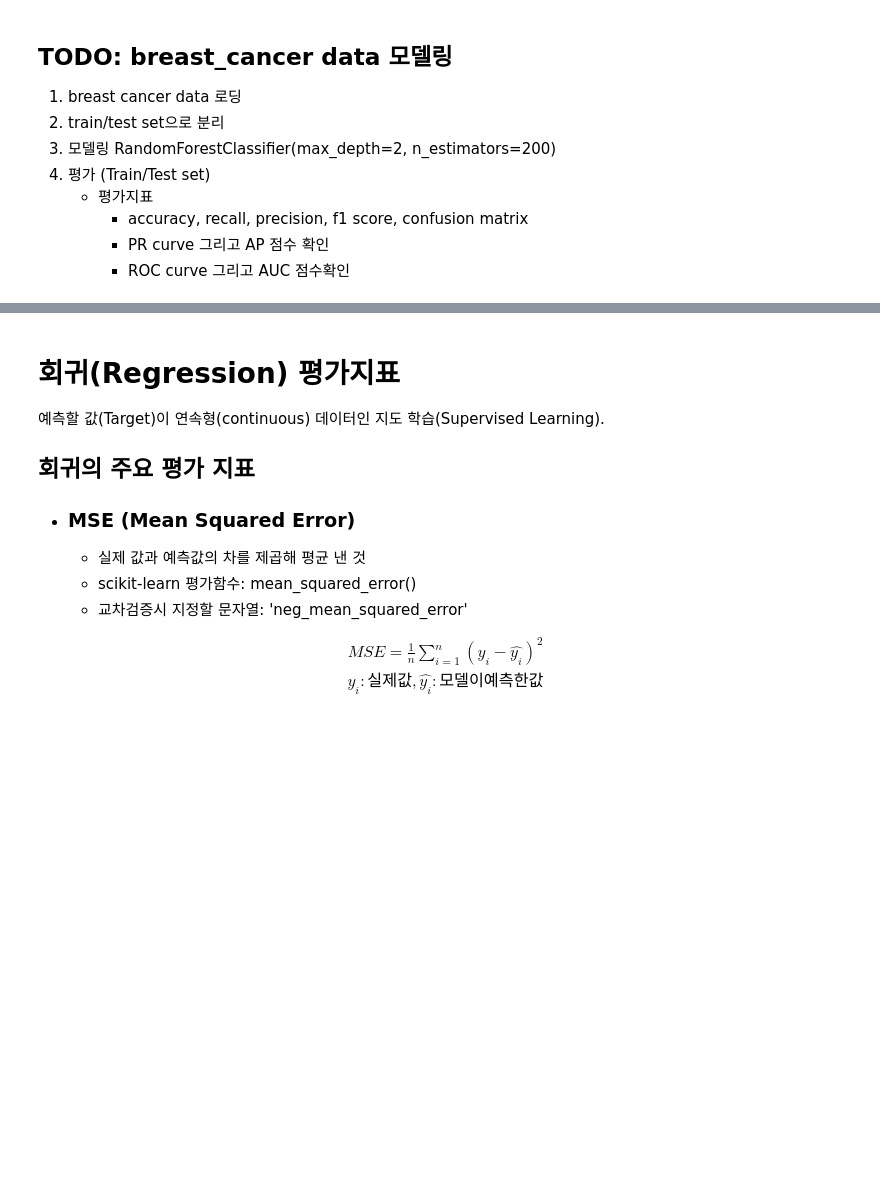
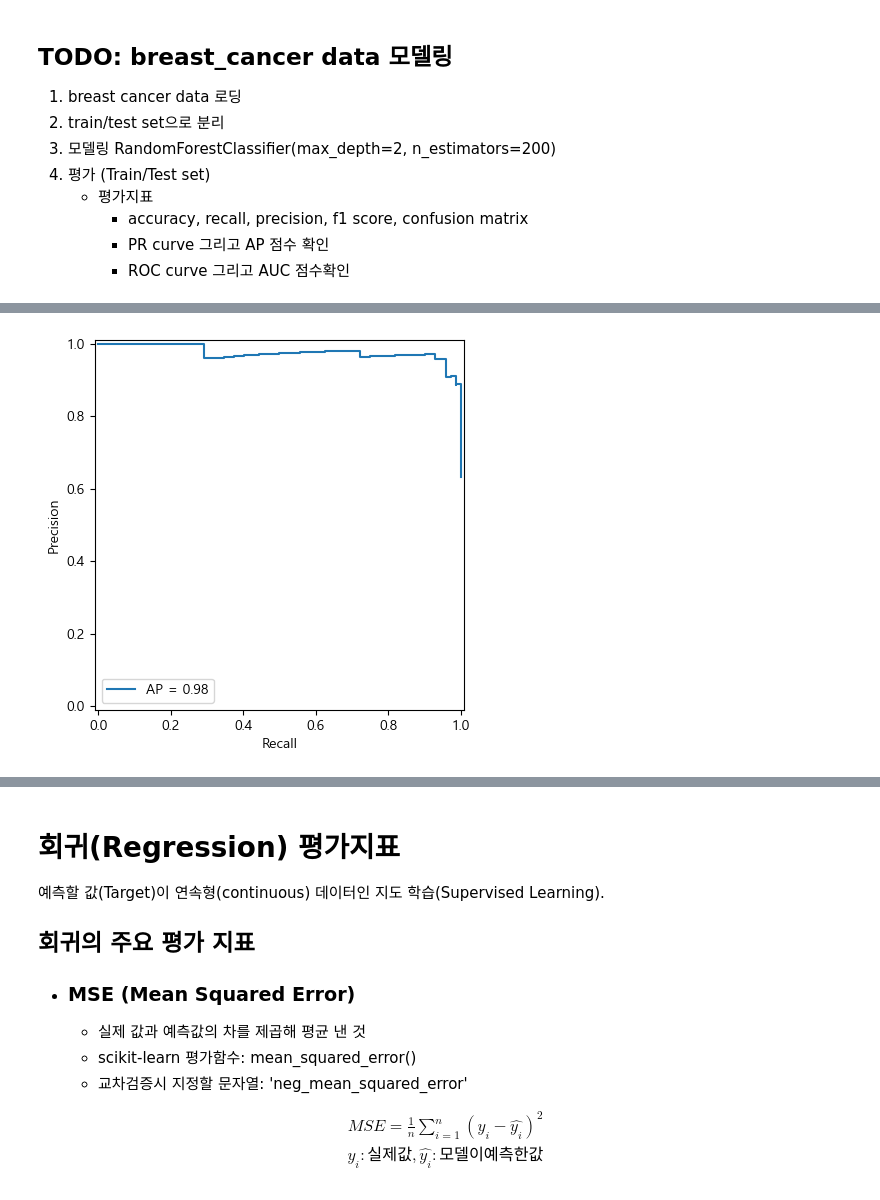
Before and after one commit to rudwo524/SKN13_KyungJae, a Jupyter notebook: 08_머신러닝/05_평가지표.ipynb, the cells around one changed output, grey strips where cells are left out. Drawn from its saved outputs; the diff is of its cells as text; code cells hidden in the pictures; blank space fills up the shorter version.

```diff
--- a/08_머신러닝/05_평가지표.ipynb
+++ b/08_머신러닝/05_평가지표.ipynb
@@ -1007,0 +1055,8 @@ X.shape, y.shape
+# %%
+import matplotlib.pyplot as plt
+ap_score = average_precision_score(y_test, pred_proba)
+p, r, t = precision_recall_curve(y_test, pred_proba)
+pr_disp = PrecisionRecallDisplay(p, r, average_precision=ap_score)
+pr_disp.plot();
+# %% [output]
+[figure, added]
```
Also changed, not shown: parts of 22 cells of this notebook, 4 other files.
